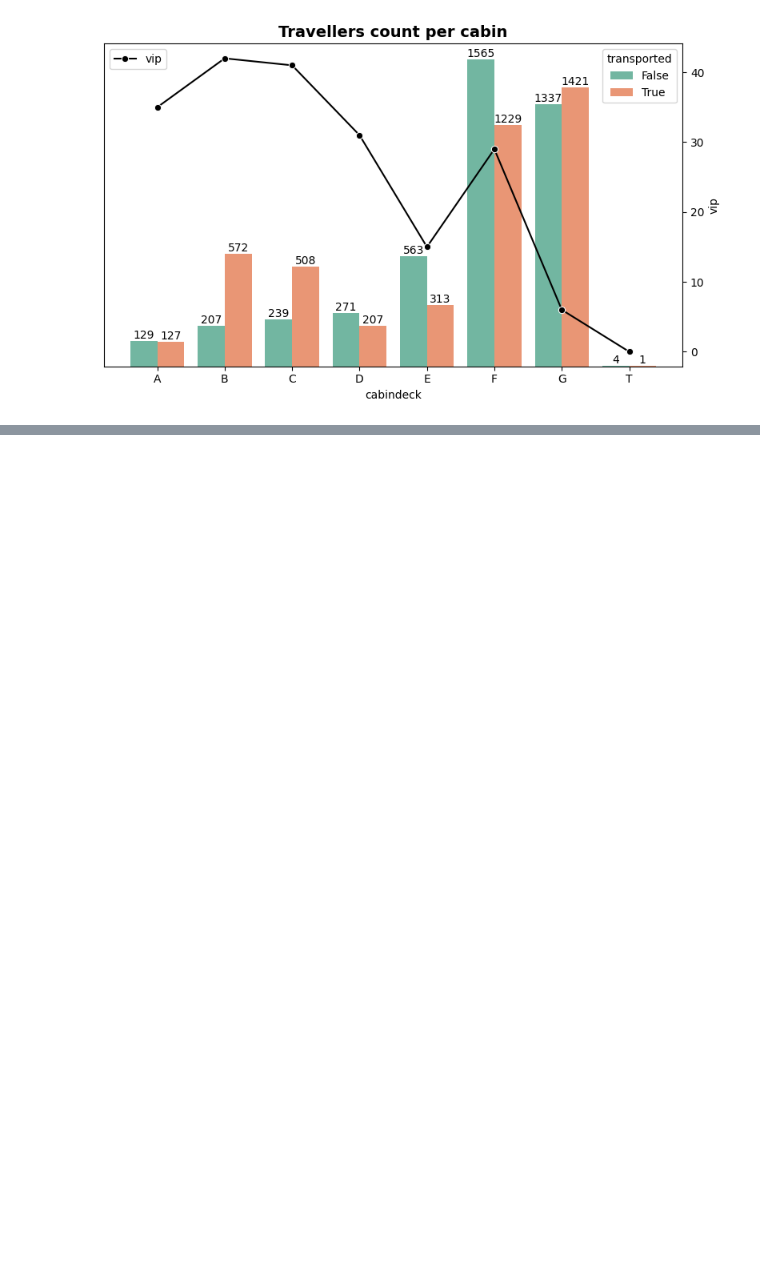
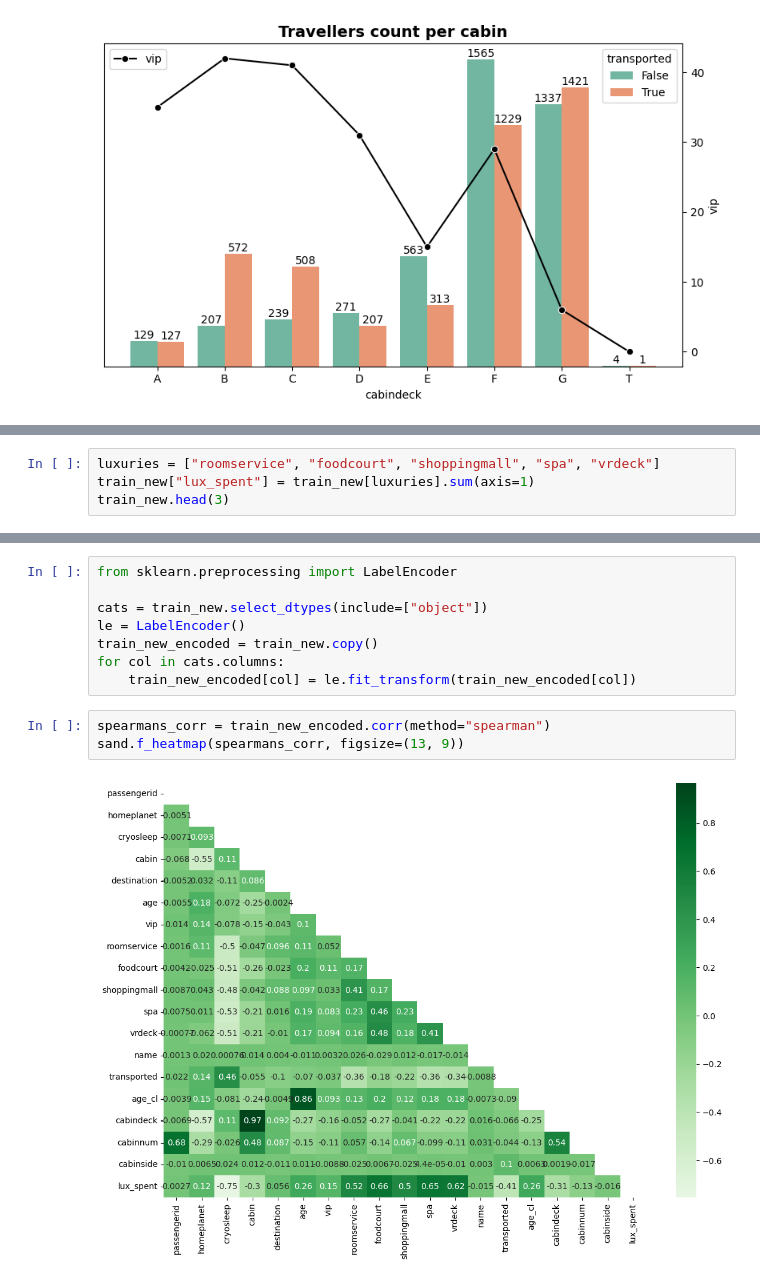
Before and after one commit to ShariYo/Modul3_Sprint3, a Jupyter notebook: project/main.ipynb, the cells around one changed output, grey strips where cells are left out. Drawn from its saved outputs; the diff is of its cells as text; blank space fills up the shorter version.

```diff
--- a/project/main.ipynb
+++ b/project/main.ipynb
@@ -368,0 +372,4 @@ of vips are at A-D cabins where B is the most vips holding cabin
+# %%
+luxuries = ["roomservice", "foodcourt", "shoppingmall", "spa", "vrdeck"]
+train_new["lux_spent"] = train_new[luxuries].sum(axis=1)
+train_new.head(3)
@@ -368,0 +381,13 @@ of vips are at A-D cabins where B is the most vips holding cabin
+# %%
+from sklearn.preprocessing import LabelEncoder
+
+cats = train_new.select_dtypes(include=["object"])
+le = LabelEncoder()
+train_new_encoded = train_new.copy()
+for col in cats.columns:
+    train_new_encoded[col] = le.fit_transform(train_new_encoded[col])
+# %%
+spearmans_corr = train_new_encoded.corr(method="spearman")
+sand.f_heatmap(spearmans_corr, figsize=(13, 9))
+# %% [output]
+[figure, added]
```
Also changed, not shown: parts of 5 cells of this notebook, 1 other file.
